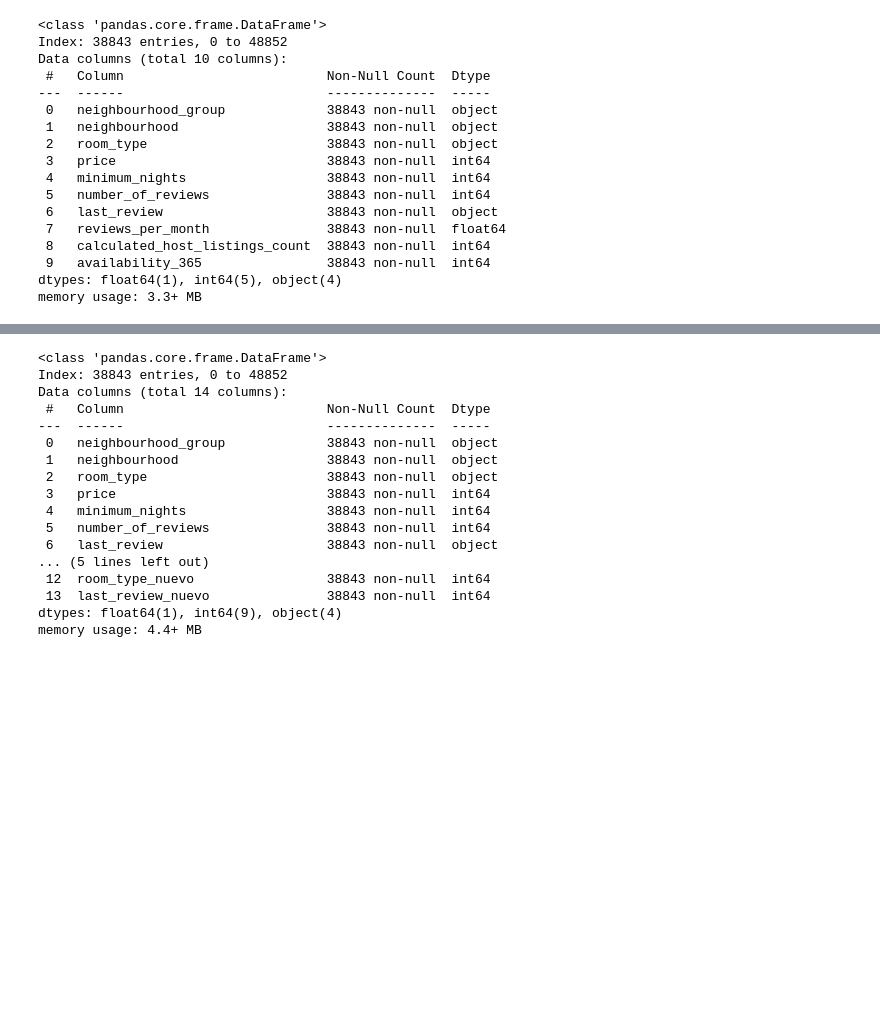
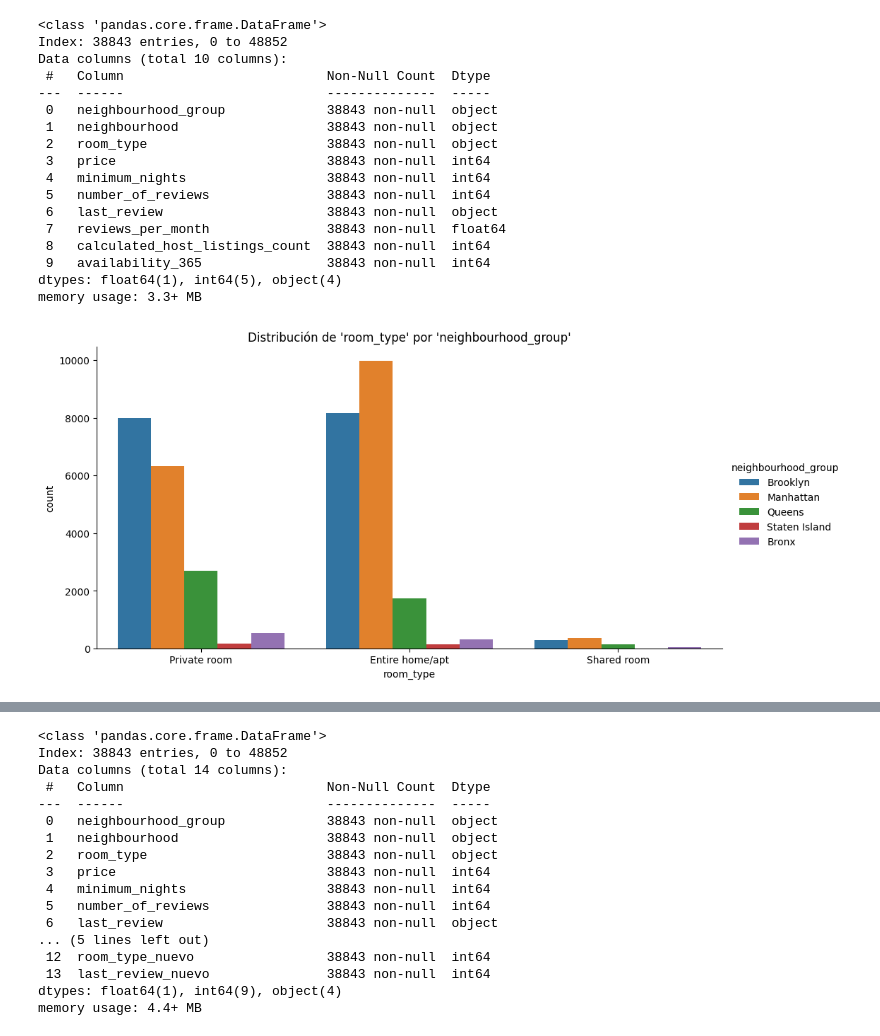
Before and after one commit to Jorge3127/machine-learning-python-template-Jorge3127, a Jupyter notebook: src/explore.ipynb, the cells around one changed output, grey strips where cells are left out. Cells and saved outputs as stored; diff of their text form; code cells hidden in the pictures; blank space fills up the shorter version.

```diff
--- a/src/explore.ipynb
+++ b/src/explore.ipynb
@@ -346,6 +380,13 @@ Data columns (total 10 columns):
  9   availability_365                38843 non-null  int64
 dtypes: float64(1), int64(5), object(4)
 memory usage: 3.3+ MB
+# %%
+# Crear gráficos de dispersión para datos categóricos
+sns.catplot(df, x='room_type', hue='neighbourhood_group', kind='count', aspect=2)
+plt.title("Distribución de 'room_type' por 'neighbourhood_group'")
+plt.show()
+# %% [output]
+[figure, added]
 # %%
 fig, axis = plt.subplots(figsize = (10, 10))
 df["neighbourhood_group_nuevo"] = pd.factorize(df["neighbourhood_group"])[0]
```
Also changed, not shown: parts of 11 cells of this notebook.
